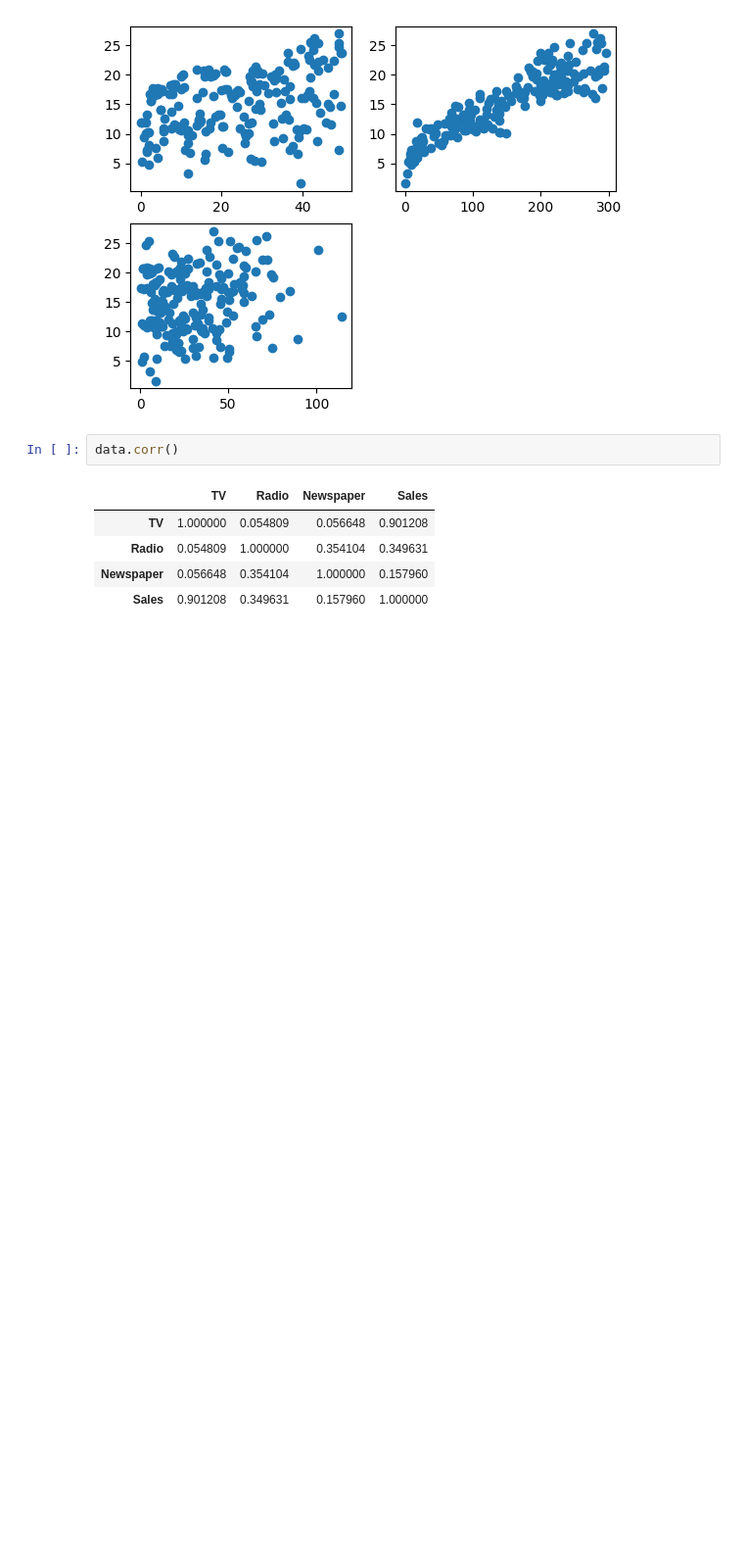
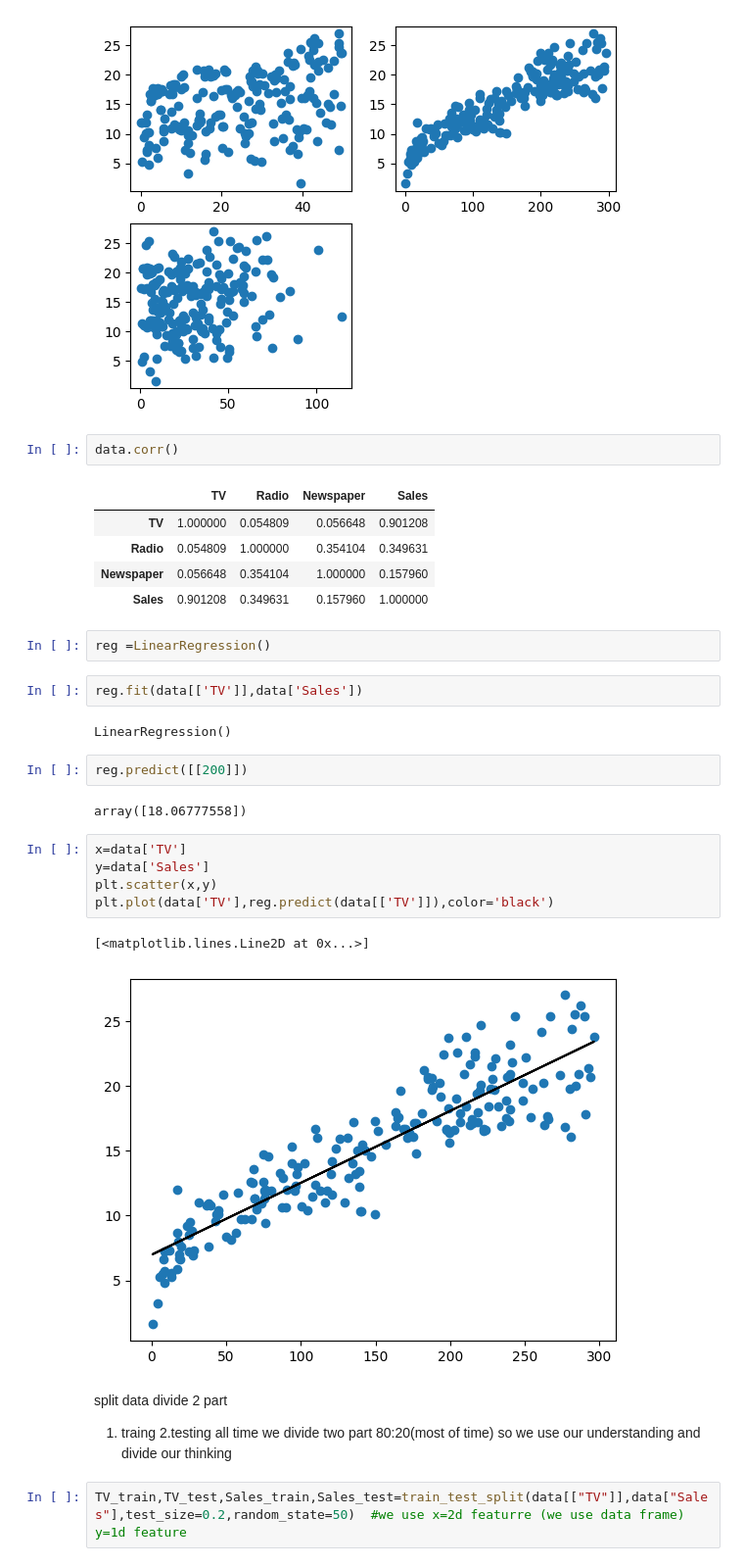
Before and after one commit to Naitikpareek123/Naitikpareek123, a Jupyter notebook: python/project3/advertising.ipynb, the cells around one changed output. Shown at 98% size. Drawn from its saved outputs; the diff is of its cells as text; blank space fills up the shorter version.

```diff
--- a/python/project3/advertising.ipynb
+++ b/python/project3/advertising.ipynb
@@ -152,3 +156,29 @@ data.corr()
 | Radio | 0.054809 | 1.000000 | 0.354104 | 0.349631 |
 | Newspaper | 0.056648 | 0.354104 | 1.000000 | 0.157960 |
 | Sales | 0.901208 | 0.349631 | 0.157960 | 1.000000 |
+# %%
+reg =LinearRegression()
+# %%
+reg.fit(data[['TV']],data['Sales'])
+# %% [output]
+LinearRegression()
+# %%
+reg.predict([[200]])
+# %% [output]
+array([18.06777558])
+# %%
+x=data['TV']
+y=data['Sales']
+plt.scatter(x,y)
+plt.plot(data['TV'],reg.predict(data[['TV']]),color='black')
+# %% [output]
+[<matplotlib.lines.Line2D at 0x...>]
+[figure, added]
+# %% [markdown]
+split data divide 2 part
+1. traing
+2.testing
+all time we divide two part 80:20(most of time)
+so we use our understanding and divide our thinking
+# %%
+TV_train,TV_test,Sales_train,Sales_test=train_test_split(data[["TV"]],data["Sales"],test_size=0.2,random_state=50)  #we use x=2d featurre (we use data frame)  y=1d feature
```
Also changed, not shown: parts of 13 cells of this notebook.
